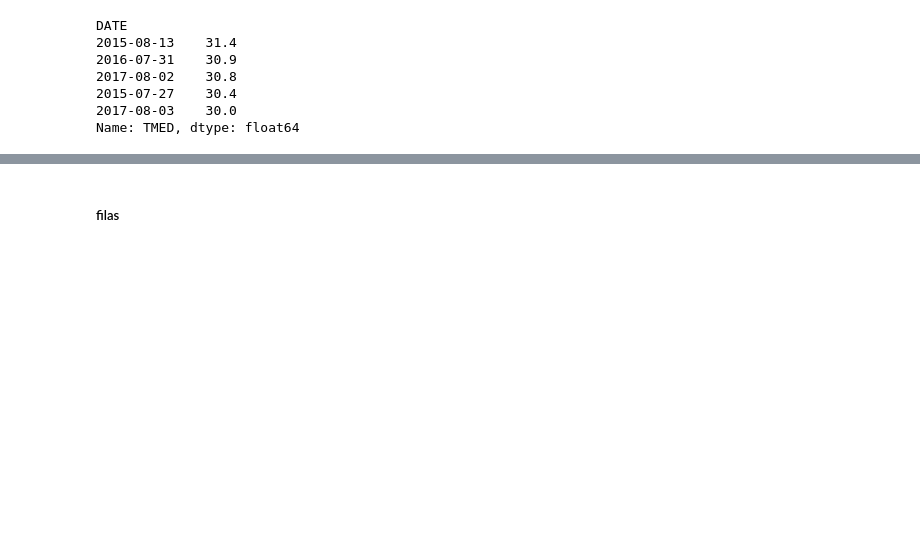
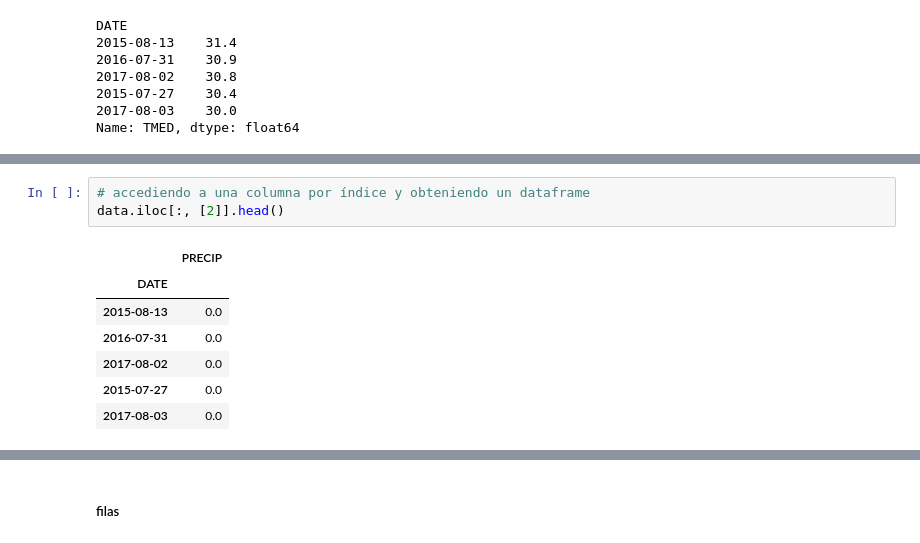
Before and after one commit to CAChemE/python-analisis-modelado-datos, a Jupyter notebook: notebooks/0101_Pandas-Carga-datos-y-manipulacion.ipynb, the cells around one changed output, grey strips where cells are left out. Drawn from its saved outputs; the diff is of its cells as text; blank space fills up the shorter version.

```diff
--- a/notebooks/0101_Pandas-Carga-datos-y-manipulacion.ipynb
+++ b/notebooks/0101_Pandas-Carga-datos-y-manipulacion.ipynb
@@ -348,0 +353,11 @@ Name: TMED, dtype: float64
+# %%
+# accediendo a una columna por índice y obteniendo un dataframe
+data.iloc[:, [2]].head()
+# %% [output]
+|  | PRECIP |
+| DATE |  |
+| 2015-08-13 | 0.0 |
+| 2016-07-31 | 0.0 |
+| 2017-08-02 | 0.0 |
+| 2015-07-27 | 0.0 |
+| 2017-08-03 | 0.0 |
```
Also changed, not shown: parts of 31 cells of this notebook, 3 other files.
